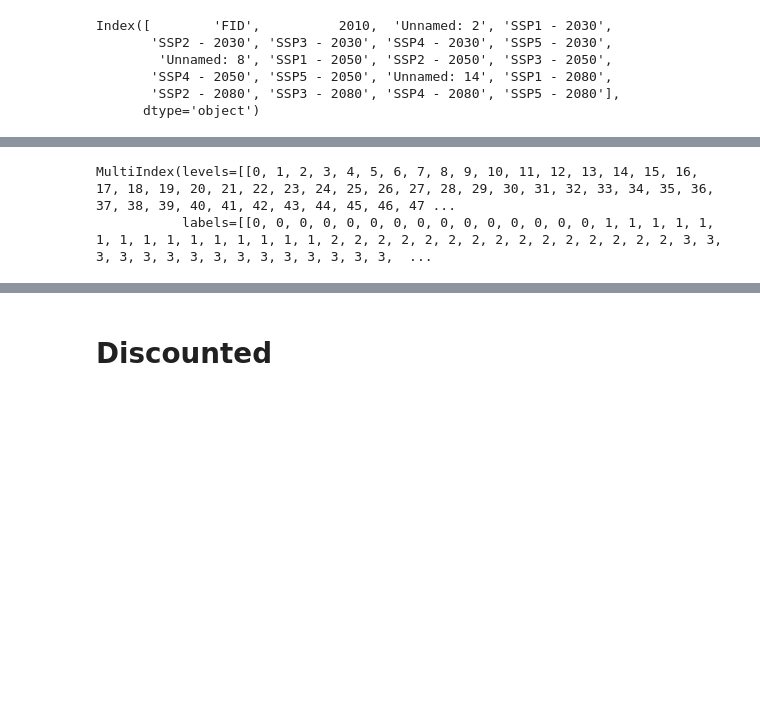
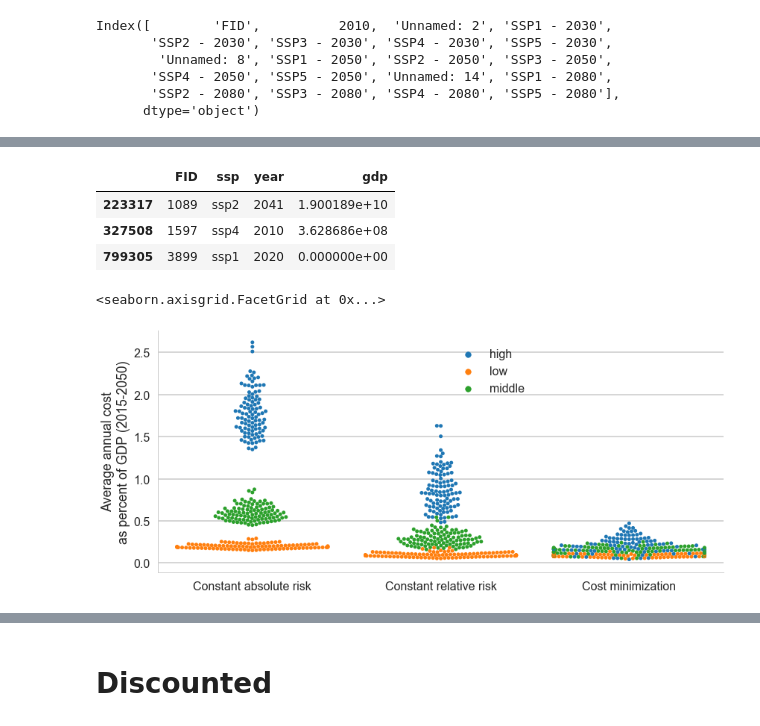
Before and after one commit to julierozenberg/infra_needs_analyses, a Jupyter notebook: riverine floods.ipynb, the cells around one changed output, grey strips where cells are left out. Saved outputs shown, nothing was run; the diff lists cells and outputs as text; code cells hidden in the pictures; blank space fills up the shorter version.

```diff
--- a/riverine floods.ipynb
+++ b/riverine floods.ipynb
@@ -125,5 +103,0 @@ RangeIndex(start=2010, stop=2050, step=1)
-# %%
-gdp_all_years.index
-# %% [output]
-MultiIndex(levels=[[0, 1, 2, 3, 4, 5, 6, 7, 8, 9, 10, 11, 12, 13, 14, 15, 16, 17, 18, 19, 20, 21, 22, 23, 24, 25, 26, 27, 28, 29, 30, 31, 32, 33, 34, 35, 36, 37, 38, 39, 40, 41, 42, 43, 44, 45, 46, 47 ...
-           labels=[[0, 0, 0, 0, 0, 0, 0, 0, 0, 0, 0, 0, 0, 0, 0, 1, 1, 1, 1, 1, 1, 1, 1, 1, 1, 1, 1, 1, 1, 1, 2, 2, 2, 2, 2, 2, 2, 2, 2, 2, 2, 2, 2, 2, 2, 3, 3, 3, 3, 3, 3, 3, 3, 3, 3, 3, 3, 3, 3, 3,  ...
@@ -135,4 +107,11 @@ test = gdp_all_years.unstack(level=["FID","ssp"]).reindex(range(2010,2051))
 new_gdp = test.interpolate(axis=0)
 # %%
 final_annual_gdp = new_gdp.unstack().reset_index().drop("level_0",axis=1).rename(columns={0:"gdp"})
+# %%
+final_annual_gdp.sample(3)
+# %% [output]
+|  | FID | ssp | year | gdp |
+| 223317 | 1089 | ssp2 | 2041 | 1.900189e+10 |
+| 327508 | 1597 | ssp4 | 2010 | 3.628686e+08 |
+| 799305 | 3899 | ssp1 | 2020 | 0.000000e+00 |
 # %%
@@ -159,0 +150,8 @@ newfile = newfile.reset_index().merge(gdp_reg.reset_index(),on=["wbregionname","
+# %%
+newfile["total_annual_cost"] = newfile["annual_cost"]+newfile["maintenance_cost"]
+# %%
+all_dev = newfile.drop("High Income", level="wbregionname").sum(level=["construction_cost","objective","gcm","rcp","ssp","current_std","year"])
+# %%
+all_dev["total_annual_cost_pc"] = all_dev.total_annual_cost/all_dev.gdp
+all_dev["annual_cost_pc"]       = all_dev.annual_cost/all_dev.gdp
+all_dev["maintenance_cost_pc"]  = all_dev.maintenance_cost/all_dev.gdp
@@ -159,0 +162,16 @@ newfile = newfile.reset_index().merge(gdp_reg.reset_index(),on=["wbregionname","
+# %%
+test = all_dev[["total_annual_cost_pc"]].reset_index().copy()
+test = test.loc[(test.year>2014)&(test.year<2051)]
+test = test.set_index(["construction_cost","objective","gcm","rcp","ssp","current_std","year"]).mean(level=["construction_cost","objective","gcm","rcp","ssp","current_std"])
+test = test.reset_index()
+test["total_annual_cost_pc"] = 100*test["total_annual_cost_pc"]
+test["objective"] = test.objective.replace({"car":"Constant absolute risk","crr":"Constant relative risk","opt":"Cost minimization"})
+# %%
+g = sns.factorplot(x='objective',y='total_annual_cost_pc', hue= 'construction_cost', data=test, kind="swarm",dodge=False, size=6, aspect=2,\
+                  legend=False)
+
+g.set_axis_labels("", "Average annual cost\nas percent of GDP (2015-2050)")
+g.add_legend(title="",bbox_to_anchor=(0.6, 0.7), borderaxespad=0.)
+# %% [output]
+<seaborn.axisgrid.FacetGrid at 0x...>
+[figure, added]
```
Also changed, not shown: parts of 27 cells of this notebook.
